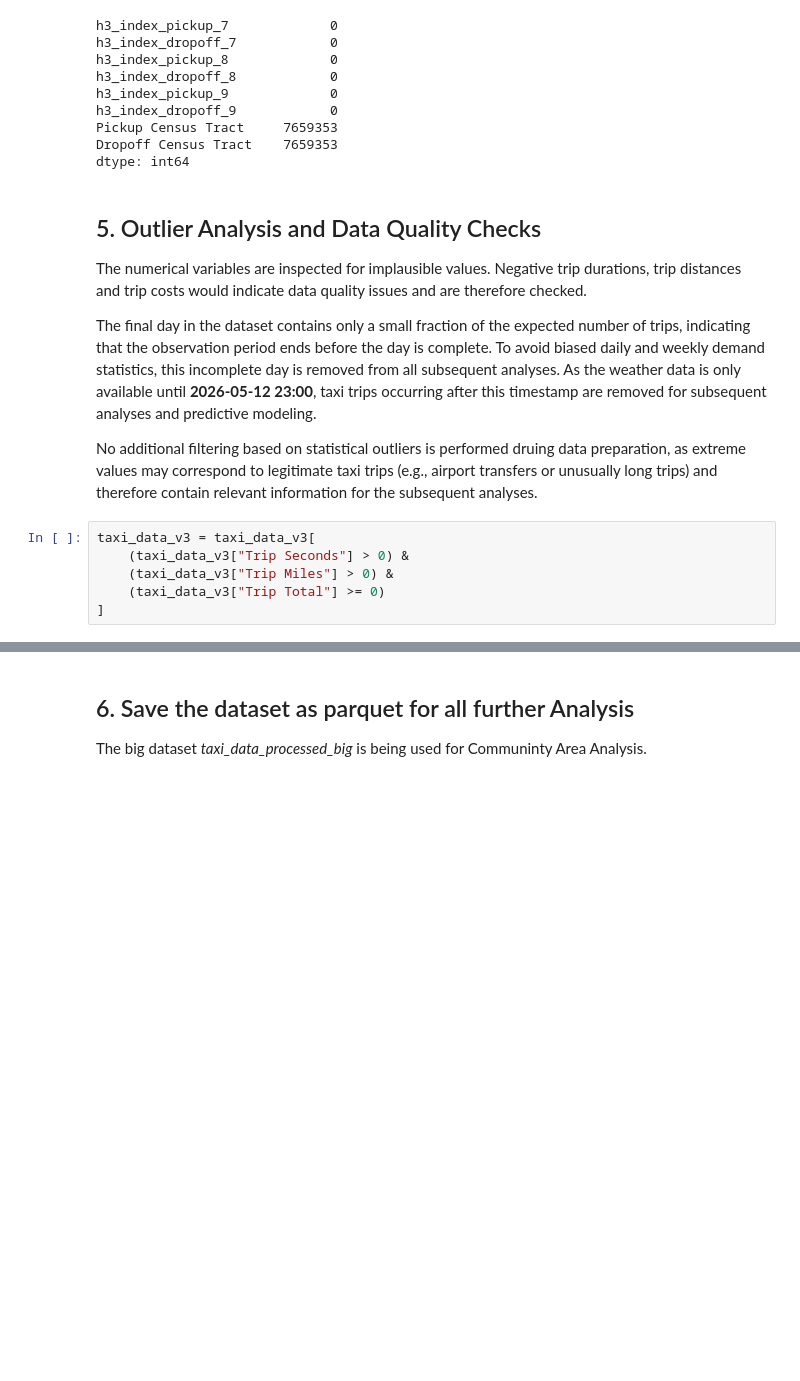
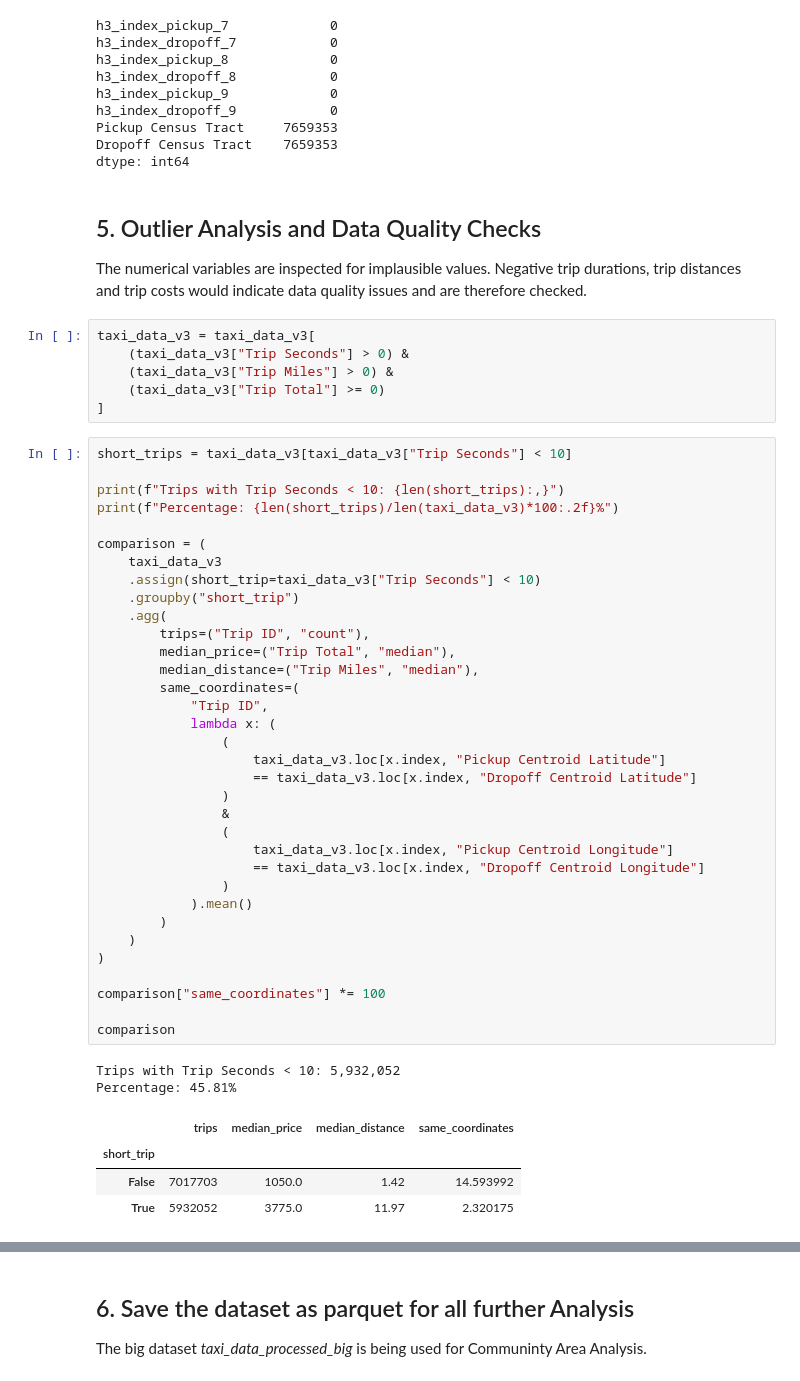
Before and after one commit to larissatheilmann/AAA_Project_Group7, a Jupyter notebook: notebooks/1.1 TaxiDataPrep.ipynb, the cells around one changed output, grey strips where cells are left out. Cells and saved outputs as stored; diff of their text form; blank space fills up the shorter version.

Commit message:
Data Prep reasoning for Trip Seconds added

```diff
--- a/notebooks/1.1 TaxiDataPrep.ipynb
+++ b/notebooks/1.1 TaxiDataPrep.ipynb
@@ -364,13 +348,50 @@ dtype: int64
 ## 5. Outlier Analysis and Data Quality Checks
 
 The numerical variables are inspected for implausible values. Negative trip durations, trip distances and trip costs would indicate data quality issues and are therefore checked.
-
-The final day in the dataset contains only a small fraction of the expected number of trips, indicating that the observation period ends before the day is complete. To avoid biased daily and weekly demand statistics, this incomplete day is removed from all subsequent analyses. As the weather data is only available until **2026-05-12 23:00**, taxi trips occurring after this timestamp are removed for subsequent analyses and predictive modeling.
-
-No additional filtering based on statistical outliers is performed druing data preparation, as extreme values may correspond to legitimate taxi trips (e.g., airport transfers or unusually long trips) and therefore contain relevant information for the subsequent analyses.
 # %%
 taxi_data_v3 = taxi_data_v3[
     (taxi_data_v3["Trip Seconds"] > 0) &
     (taxi_data_v3["Trip Miles"] > 0) &
     (taxi_data_v3["Trip Total"] >= 0)
 ]
+# %%
+short_trips = taxi_data_v3[taxi_data_v3["Trip Seconds"] < 10]
+
+print(f"Trips with Trip Seconds < 10: {len(short_trips):,}")
+print(f"Percentage: {len(short_trips)/len(taxi_data_v3)*100:.2f}%")
+
+comparison = (
+    taxi_data_v3
+    .assign(short_trip=taxi_data_v3["Trip Seconds"] < 10)
+    .groupby("short_trip")
+    .agg(
+        trips=("Trip ID", "count"),
+        median_price=("Trip Total", "median"),
+        median_distance=("Trip Miles", "median"),
+        same_coordinates=(
+            "Trip ID",
+            lambda x: (
+                (
+                    taxi_data_v3.loc[x.index, "Pickup Centroid Latitude"]
+                    == taxi_data_v3.loc[x.index, "Dropoff Centroid Latitude"]
+                )
+                &
+                (
+                    taxi_data_v3.loc[x.index, "Pickup Centroid Longitude"]
+                    == taxi_data_v3.loc[x.index, "Dropoff Centroid Longitude"]
+                )
+            ).mean()
+        )
+    )
+)
+
+comparison["same_coordinates"] *= 100
+
+comparison
+# %% [output]
+Trips with Trip Seconds < 10: 5,932,052
+Percentage: 45.81%
+|  | trips | median_price | median_distance | same_coordinates |
+| short_trip |  |  |  |  |
+| False | 7017703 | 1050.0 | 1.42 | 14.593992 |
+| True | 5932052 | 3775.0 | 11.97 | 2.320175 |
```
Also changed, not shown: parts of 4 cells of this notebook.
